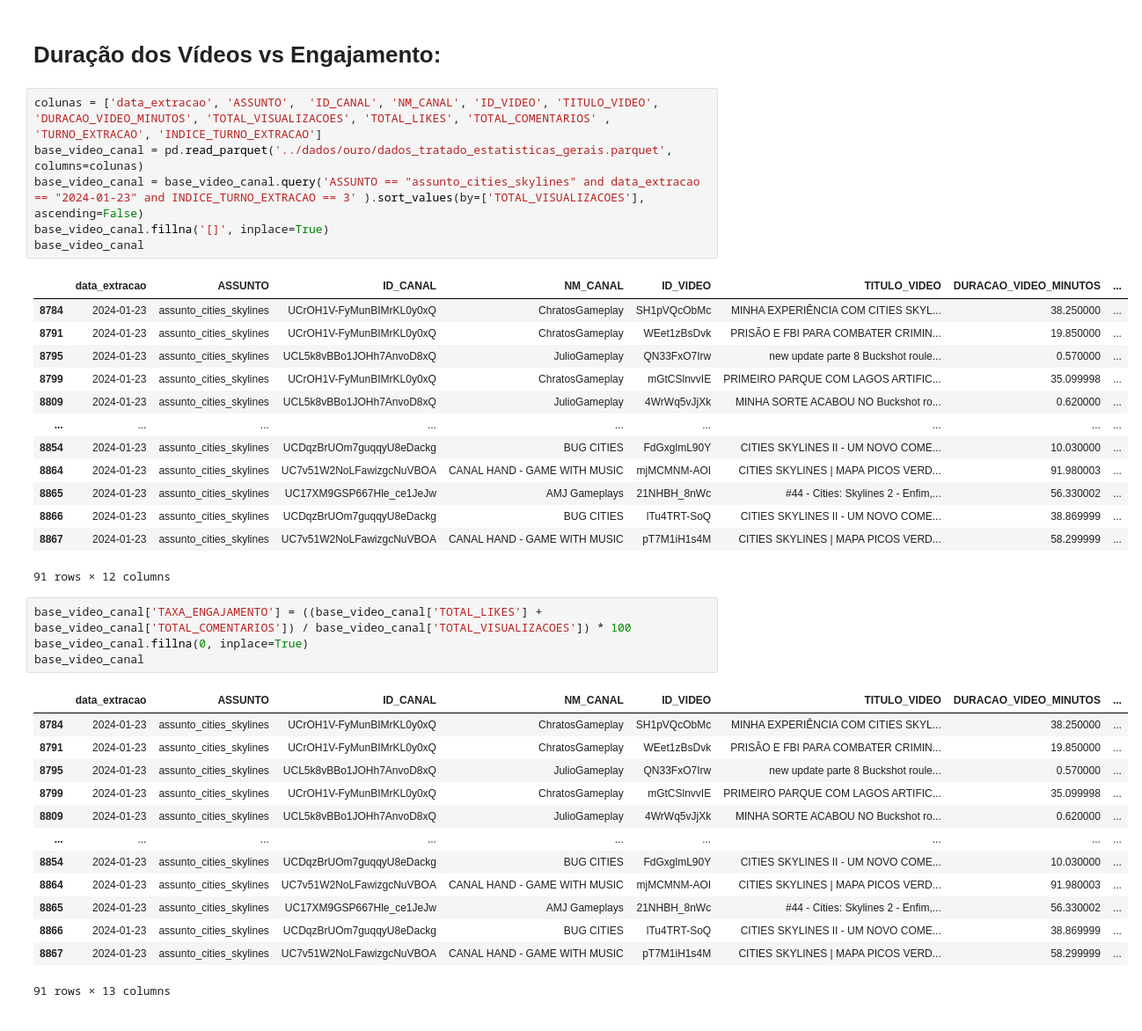
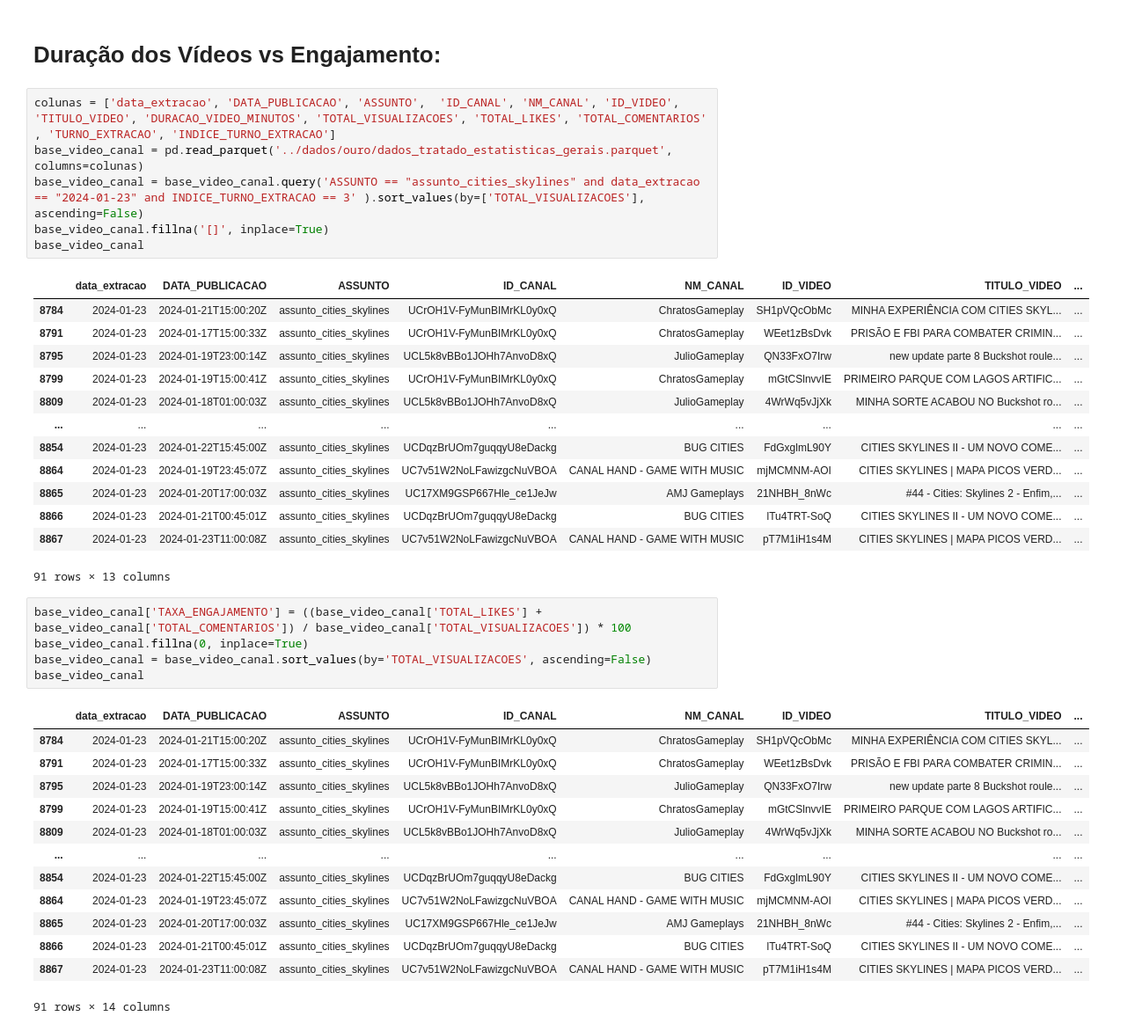
Before and after one commit to rodrigorocha1/analise_dados_youtube, a Jupyter notebook: notebooks_v2/visualizacoes.ipynb, the cells around one changed output. Shown at 88% size. Saved outputs shown, nothing was run; the diff lists cells and outputs as text.

```diff
--- a/notebooks_v2/visualizacoes.ipynb
+++ b/notebooks_v2/visualizacoes.ipynb
@@ -1269,43 +1269,44 @@ if __name__ == '__main__':
 # %% [markdown]
 # Duração dos Vídeos vs Engajamento:
 # %%
-colunas = ['data_extracao', 'ASSUNTO',  'ID_CANAL', 'NM_CANAL', 'ID_VIDEO', 'TITULO_VIDEO', 'DURACAO_VIDEO_MINUTOS', 'TOTAL_VISUALIZACOES', 'TOTAL_LIKES', 'TOTAL_COMENTARIOS' , 'TURNO_EXTRACAO', 'INDICE_TURNO_EXTRACAO']
+colunas = ['data_extracao', 'DATA_PUBLICACAO', 'ASSUNTO',  'ID_CANAL', 'NM_CANAL', 'ID_VIDEO', 'TITULO_VIDEO', 'DURACAO_VIDEO_MINUTOS', 'TOTAL_VISUALIZACOES', 'TOTAL_LIKES', 'TOTAL_COMENTARIOS' , 'TURNO_EXTRACAO', 'INDICE_TURNO_EXTRACAO']
 base_video_canal = pd.read_parquet('../dados/ouro/dados_tratado_estatisticas_gerais.parquet', columns=colunas)
 base_video_canal = base_video_canal.query('ASSUNTO == "assunto_cities_skylines" and data_extracao == "2024-01-23" and INDICE_TURNO_EXTRACAO == 3' ).sort_values(by=['TOTAL_VISUALIZACOES'], ascending=False)
 base_video_canal.fillna('[]', inplace=True)
 base_video_canal
 # %% [output]
-|  | data_extracao | ASSUNTO | ID_CANAL | NM_CANAL | ID_VIDEO | TITULO_VIDEO | DURACAO_VIDEO_MINUTOS | ... |
-| 8784 | 2024-01-23 | assunto_cities_skylines | UCrOH1V-FyMunBIMrKL0y0xQ | ChratosGameplay | SH1pVQcObMc | MINHA EXPERIÊNCIA COM CITIES SKYL... | 38.250000 | ... |
-| 8791 | 2024-01-23 | assunto_cities_skylines | UCrOH1V-FyMunBIMrKL0y0xQ | ChratosGameplay | WEet1zBsDvk | PRISÃO E FBI PARA COMBATER CRIMIN... | 19.850000 | ... |
-| 8795 | 2024-01-23 | assunto_cities_skylines | UCL5k8vBBo1JOHh7AnvoD8xQ | JulioGameplay | QN33FxO7Irw | new update parte 8 Buckshot roule... | 0.570000 | ... |
-| 8799 | 2024-01-23 | assunto_cities_skylines | UCrOH1V-FyMunBIMrKL0y0xQ | ChratosGameplay | mGtCSlnvvIE | PRIMEIRO PARQUE COM LAGOS ARTIFIC... | 35.099998 | ... |
-| 8809 | 2024-01-23 | assunto_cities_skylines | UCL5k8vBBo1JOHh7AnvoD8xQ | JulioGameplay | 4WrWq5vJjXk | MINHA SORTE ACABOU NO Buckshot ro... | 0.620000 | ... |
+|  | data_extracao | DATA_PUBLICACAO | ASSUNTO | ID_CANAL | NM_CANAL | ID_VIDEO | TITULO_VIDEO | ... |
+| 8784 | 2024-01-23 | 2024-01-21T15:00:20Z | assunto_cities_skylines | UCrOH1V-FyMunBIMrKL0y0xQ | ChratosGameplay | SH1pVQcObMc | MINHA EXPERIÊNCIA COM CITIES SKYL... | ... |
+| 8791 | 2024-01-23 | 2024-01-17T15:00:33Z | assunto_cities_skylines | UCrOH1V-FyMunBIMrKL0y0xQ | ChratosGameplay | WEet1zBsDvk | PRISÃO E FBI PARA COMBATER CRIMIN... | ... |
+| 8795 | 2024-01-23 | 2024-01-19T23:00:14Z | assunto_cities_skylines | UCL5k8vBBo1JOHh7AnvoD8xQ | JulioGameplay | QN33FxO7Irw | new update parte 8 Buckshot roule... | ... |
+| 8799 | 2024-01-23 | 2024-01-19T15:00:41Z | assunto_cities_skylines | UCrOH1V-FyMunBIMrKL0y0xQ | ChratosGameplay | mGtCSlnvvIE | PRIMEIRO PARQUE COM LAGOS ARTIFIC... | ... |
+| 8809 | 2024-01-23 | 2024-01-18T01:00:03Z | assunto_cities_skylines | UCL5k8vBBo1JOHh7AnvoD8xQ | JulioGameplay | 4WrWq5vJjXk | MINHA SORTE ACABOU NO Buckshot ro... | ... |
 | ... | ... | ... | ... | ... | ... | ... | ... | ... |
-| 8854 | 2024-01-23 | assunto_cities_skylines | UCDqzBrUOm7guqqyU8eDackg | BUG CITIES | FdGxglmL90Y | CITIES SKYLINES II - UM NOVO COME... | 10.030000 | ... |
-| 8864 | 2024-01-23 | assunto_cities_skylines | UC7v51W2NoLFawizgcNuVBOA | CANAL HAND - GAME WITH MUSIC | mjMCMNM-AOI | CITIES SKYLINES | MAPA PICOS VERD... | 91.980003 | ... |
-| 8865 | 2024-01-23 | assunto_cities_skylines | UC17XM9GSP667Hle_ce1JeJw | AMJ Gameplays | 21NHBH_8nWc | #44 - Cities: Skylines 2 - Enfim,... | 56.330002 | ... |
-| 8866 | 2024-01-23 | assunto_cities_skylines | UCDqzBrUOm7guqqyU8eDackg | BUG CITIES | lTu4TRT-SoQ | CITIES SKYLINES II - UM NOVO COME... | 38.869999 | ... |
-| 8867 | 2024-01-23 | assunto_cities_skylines | UC7v51W2NoLFawizgcNuVBOA | CANAL HAND - GAME WITH MUSIC | pT7M1iH1s4M | CITIES SKYLINES | MAPA PICOS VERD... | 58.299999 | ... |
+| 8854 | 2024-01-23 | 2024-01-22T15:45:00Z | assunto_cities_skylines | UCDqzBrUOm7guqqyU8eDackg | BUG CITIES | FdGxglmL90Y | CITIES SKYLINES II - UM NOVO COME... | ... |
+| 8864 | 2024-01-23 | 2024-01-19T23:45:07Z | assunto_cities_skylines | UC7v51W2NoLFawizgcNuVBOA | CANAL HAND - GAME WITH MUSIC | mjMCMNM-AOI | CITIES SKYLINES | MAPA PICOS VERD... | ... |
+| 8865 | 2024-01-23 | 2024-01-20T17:00:03Z | assunto_cities_skylines | UC17XM9GSP667Hle_ce1JeJw | AMJ Gameplays | 21NHBH_8nWc | #44 - Cities: Skylines 2 - Enfim,... | ... |
+| 8866 | 2024-01-23 | 2024-01-21T00:45:01Z | assunto_cities_skylines | UCDqzBrUOm7guqqyU8eDackg | BUG CITIES | lTu4TRT-SoQ | CITIES SKYLINES II - UM NOVO COME... | ... |
+| 8867 | 2024-01-23 | 2024-01-23T11:00:08Z | assunto_cities_skylines | UC7v51W2NoLFawizgcNuVBOA | CANAL HAND - GAME WITH MUSIC | pT7M1iH1s4M | CITIES SKYLINES | MAPA PICOS VERD... | ... |
-91 rows × 12 columns
+91 rows × 13 columns
 # %%
 base_video_canal['TAXA_ENGAJAMENTO'] = ((base_video_canal['TOTAL_LIKES'] + base_video_canal['TOTAL_COMENTARIOS']) / base_video_canal['TOTAL_VISUALIZACOES']) * 100
 base_video_canal.fillna(0, inplace=True)
+base_video_canal = base_video_canal.sort_values(by='TOTAL_VISUALIZACOES', ascending=False)
 base_video_canal
 # %% [output]
-|  | data_extracao | ASSUNTO | ID_CANAL | NM_CANAL | ID_VIDEO | TITULO_VIDEO | DURACAO_VIDEO_MINUTOS | ... |
-| 8784 | 2024-01-23 | assunto_cities_skylines | UCrOH1V-FyMunBIMrKL0y0xQ | ChratosGameplay | SH1pVQcObMc | MINHA EXPERIÊNCIA COM CITIES SKYL... | 38.250000 | ... |
-| 8791 | 2024-01-23 | assunto_cities_skylines | UCrOH1V-FyMunBIMrKL0y0xQ | ChratosGameplay | WEet1zBsDvk | PRISÃO E FBI PARA COMBATER CRIMIN... | 19.850000 | ... |
-| 8795 | 2024-01-23 | assunto_cities_skylines | UCL5k8vBBo1JOHh7AnvoD8xQ | JulioGameplay | QN33FxO7Irw | new update parte 8 Buckshot roule... | 0.570000 | ... |
-| 8799 | 2024-01-23 | assunto_cities_skylines | UCrOH1V-FyMunBIMrKL0y0xQ | ChratosGameplay | mGtCSlnvvIE | PRIMEIRO PARQUE COM LAGOS ARTIFIC... | 35.099998 | ... |
-| 8809 | 2024-01-23 | assunto_cities_skylines | UCL5k8vBBo1JOHh7AnvoD8xQ | JulioGameplay | 4WrWq5vJjXk | MINHA SORTE ACABOU NO Buckshot ro... | 0.620000 | ... |
+|  | data_extracao | DATA_PUBLICACAO | ASSUNTO | ID_CANAL | NM_CANAL | ID_VIDEO | TITULO_VIDEO | ... |
+| 8784 | 2024-01-23 | 2024-01-21T15:00:20Z | assunto_cities_skylines | UCrOH1V-FyMunBIMrKL0y0xQ | ChratosGameplay | SH1pVQcObMc | MINHA EXPERIÊNCIA COM CITIES SKYL... | ... |
+| 8791 | 2024-01-23 | 2024-01-17T15:00:33Z | assunto_cities_skylines | UCrOH1V-FyMunBIMrKL0y0xQ | ChratosGameplay | WEet1zBsDvk | PRISÃO E FBI PARA COMBATER CRIMIN... | ... |
+| 8795 | 2024-01-23 | 2024-01-19T23:00:14Z | assunto_cities_skylines | UCL5k8vBBo1JOHh7AnvoD8xQ | JulioGameplay | QN33FxO7Irw | new update parte 8 Buckshot roule... | ... |
+| 8799 | 2024-01-23 | 2024-01-19T15:00:41Z | assunto_cities_skylines | UCrOH1V-FyMunBIMrKL0y0xQ | ChratosGameplay | mGtCSlnvvIE | PRIMEIRO PARQUE COM LAGOS ARTIFIC... | ... |
+| 8809 | 2024-01-23 | 2024-01-18T01:00:03Z | assunto_cities_skylines | UCL5k8vBBo1JOHh7AnvoD8xQ | JulioGameplay | 4WrWq5vJjXk | MINHA SORTE ACABOU NO Buckshot ro... | ... |
 | ... | ... | ... | ... | ... | ... | ... | ... | ... |
-| 8854 | 2024-01-23 | assunto_cities_skylines | UCDqzBrUOm7guqqyU8eDackg | BUG CITIES | FdGxglmL90Y | CITIES SKYLINES II - UM NOVO COME... | 10.030000 | ... |
-| 8864 | 2024-01-23 | assunto_cities_skylines | UC7v51W2NoLFawizgcNuVBOA | CANAL HAND - GAME WITH MUSIC | mjMCMNM-AOI | CITIES SKYLINES | MAPA PICOS VERD... | 91.980003 | ... |
-| 8865 | 2024-01-23 | assunto_cities_skylines | UC17XM9GSP667Hle_ce1JeJw | AMJ Gameplays | 21NHBH_8nWc | #44 - Cities: Skylines 2 - Enfim,... | 56.330002 | ... |
-| 8866 | 2024-01-23 | assunto_cities_skylines | UCDqzBrUOm7guqqyU8eDackg | BUG CITIES | lTu4TRT-SoQ | CITIES SKYLINES II - UM NOVO COME... | 38.869999 | ... |
-| 8867 | 2024-01-23 | assunto_cities_skylines | UC7v51W2NoLFawizgcNuVBOA | CANAL HAND - GAME WITH MUSIC | pT7M1iH1s4M | CITIES SKYLINES | MAPA PICOS VERD... | 58.299999 | ... |
+| 8854 | 2024-01-23 | 2024-01-22T15:45:00Z | assunto_cities_skylines | UCDqzBrUOm7guqqyU8eDackg | BUG CITIES | FdGxglmL90Y | CITIES SKYLINES II - UM NOVO COME... | ... |
+| 8864 | 2024-01-23 | 2024-01-19T23:45:07Z | assunto_cities_skylines | UC7v51W2NoLFawizgcNuVBOA | CANAL HAND - GAME WITH MUSIC | mjMCMNM-AOI | CITIES SKYLINES | MAPA PICOS VERD... | ... |
+| 8865 | 2024-01-23 | 2024-01-20T17:00:03Z | assunto_cities_skylines | UC17XM9GSP667Hle_ce1JeJw | AMJ Gameplays | 21NHBH_8nWc | #44 - Cities: Skylines 2 - Enfim,... | ... |
+| 8866 | 2024-01-23 | 2024-01-21T00:45:01Z | assunto_cities_skylines | UCDqzBrUOm7guqqyU8eDackg | BUG CITIES | lTu4TRT-SoQ | CITIES SKYLINES II - UM NOVO COME... | ... |
+| 8867 | 2024-01-23 | 2024-01-23T11:00:08Z | assunto_cities_skylines | UC7v51W2NoLFawizgcNuVBOA | CANAL HAND - GAME WITH MUSIC | pT7M1iH1s4M | CITIES SKYLINES | MAPA PICOS VERD... | ... |
-91 rows × 13 columns
+91 rows × 14 columns
 # %%
 base_video_canal[base_video_canal['TAXA_ENGAJAMENTO'] == base_video_canal['TAXA_ENGAJAMENTO'].max() ]
 # %% [output]
```
Also changed, not shown: parts of 1 cell of this notebook.
